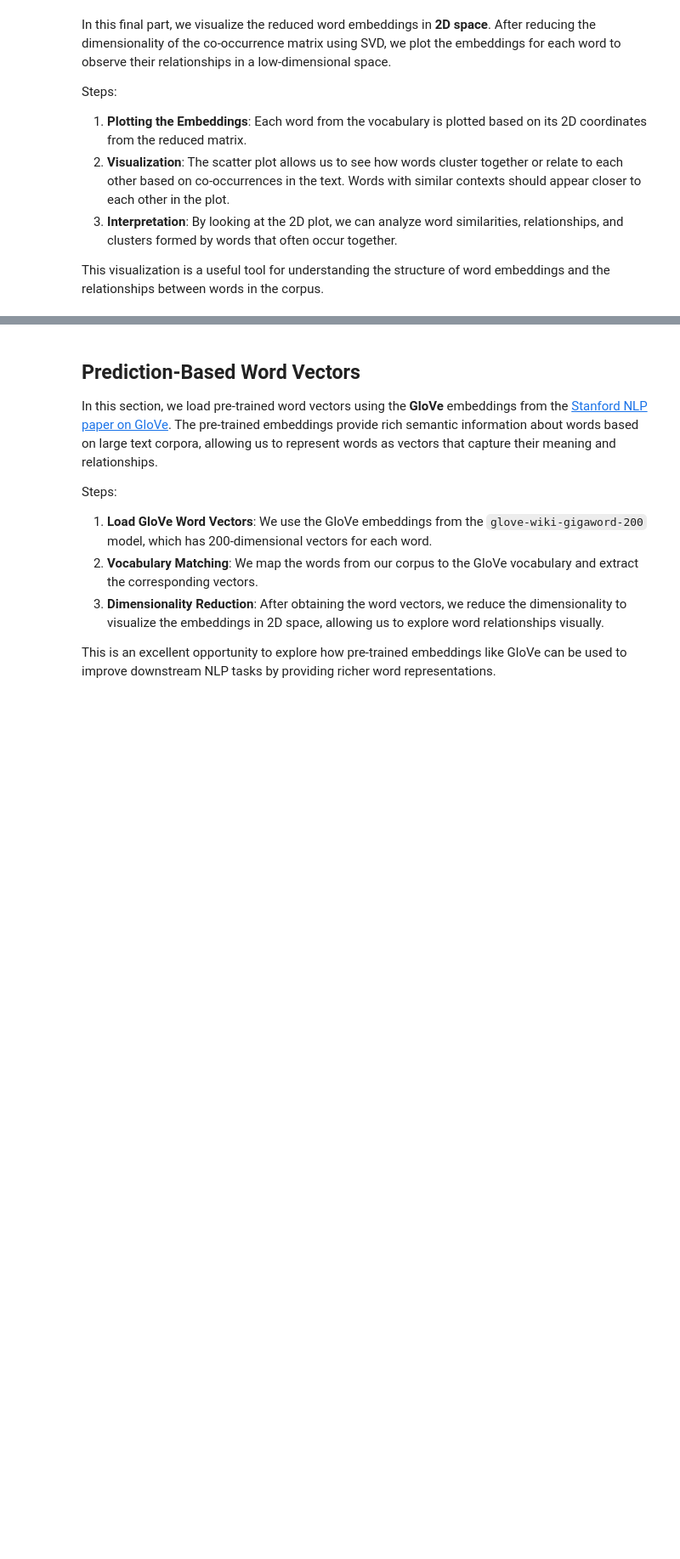
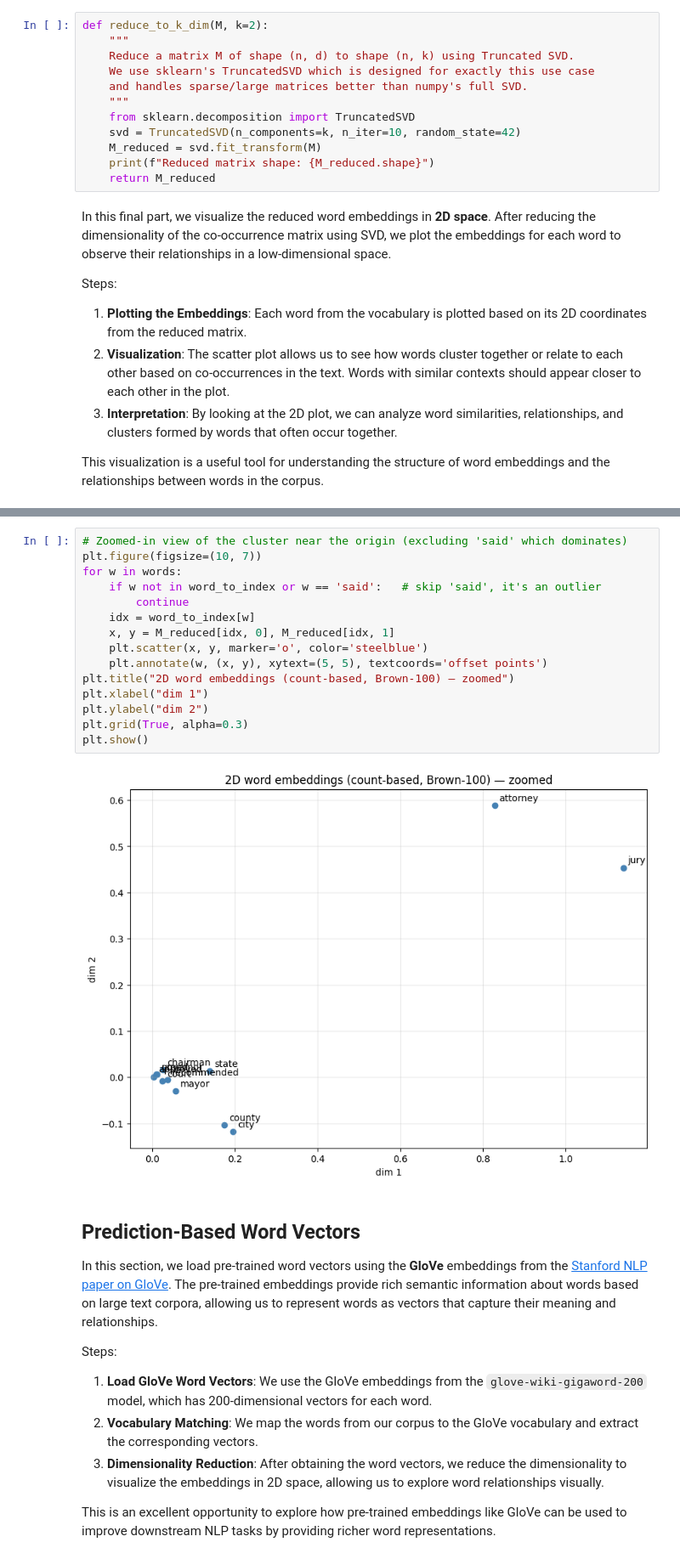
Before and after one commit to myriamth04/NLP, a Jupyter notebook: NLP_2026_A2.ipynb, the cells around one changed output, grey strips where cells are left out. Shown at 85% size. Cells and saved outputs as stored; diff of their text form; blank space fills up the shorter version.

```diff
--- a/NLP_2026_A2.ipynb
+++ b/NLP_2026_A2.ipynb
@@ -381,3 +412,15 @@ def reduce_to_k_dim(M, k=2):
+# %%
+def reduce_to_k_dim(M, k=2):
+    """
+    Reduce a matrix M of shape (n, d) to shape (n, k) using Truncated SVD.
+    We use sklearn's TruncatedSVD which is designed for exactly this use case
+    and handles sparse/large matrices better than numpy's full SVD.
+    """
+    from sklearn.decomposition import TruncatedSVD
+    svd = TruncatedSVD(n_components=k, n_iter=10, random_state=42)
+    M_reduced = svd.fit_transform(M)
+    print(f"Reduced matrix shape: {M_reduced.shape}")
+    return M_reduced
 # %% [markdown]
 In this final part, we visualize the reduced word embeddings in **2D space**. After reducing the dimensionality of the co-occurrence matrix using SVD, we plot the embeddings for each word to observe their relationships in a low-dimensional space.
 
@@ -399,3 +474,20 @@ plot_embeddings(M_reduced, vocab)
+# %%
+# Zoomed-in view of the cluster near the origin (excluding 'said' which dominates)
+plt.figure(figsize=(10, 7))
+for w in words:
+    if w not in word_to_index or w == 'said':   # skip 'said', it's an outlier
+        continue
+    idx = word_to_index[w]
+    x, y = M_reduced[idx, 0], M_reduced[idx, 1]
+    plt.scatter(x, y, marker='o', color='steelblue')
+    plt.annotate(w, (x, y), xytext=(5, 5), textcoords='offset points')
+plt.title("2D word embeddings (count-based, Brown-100) — zoomed")
+plt.xlabel("dim 1")
+plt.ylabel("dim 2")
+plt.grid(True, alpha=0.3)
+plt.show()
+# %% [output]
+[figure, added]
 # %% [markdown]
 ## Prediction-Based Word Vectors
 In this section, we load pre-trained word vectors using the **GloVe** embeddings from the [Stanford NLP paper on GloVe](https://nlp.stanford.edu/pubs/glove.pdf). The pre-trained embeddings provide rich semantic information about words based on large text corpora, allowing us to represent words as vectors that capture their meaning and relationships.
```
Also changed, not shown: parts of 14 cells of this notebook.
